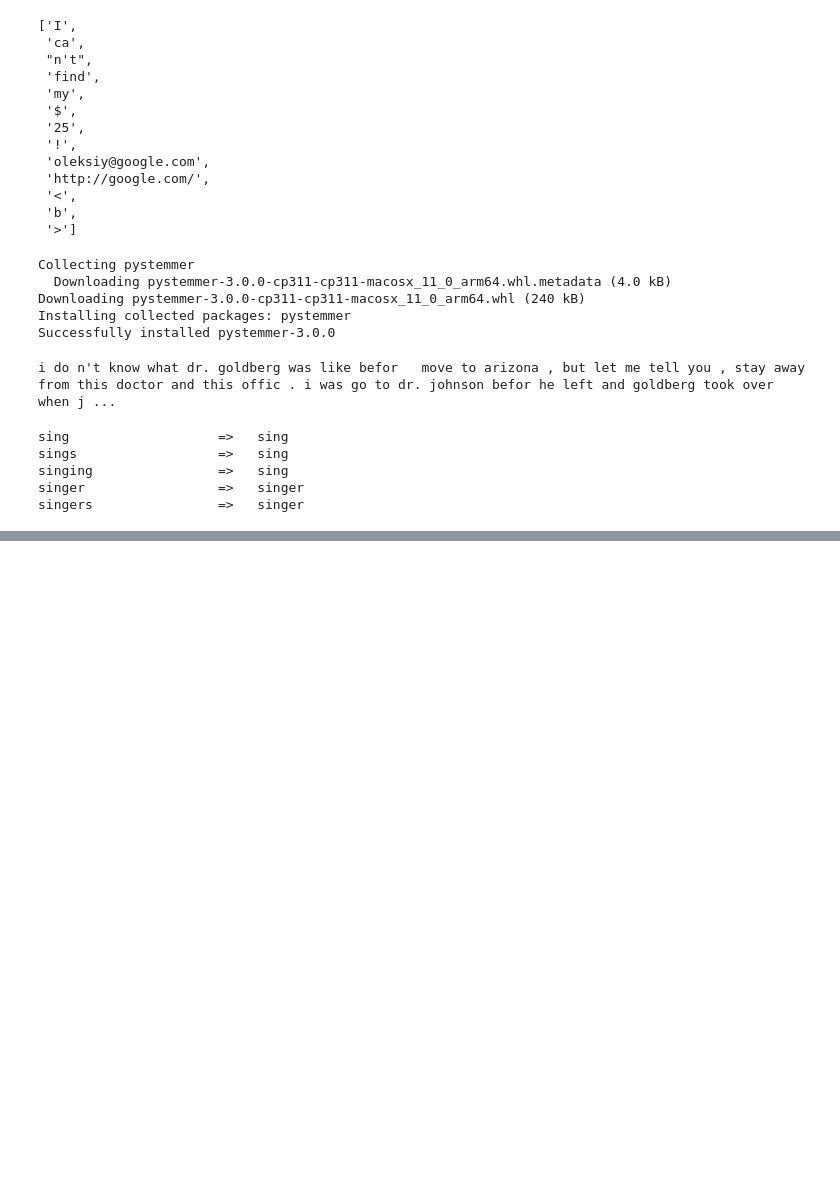
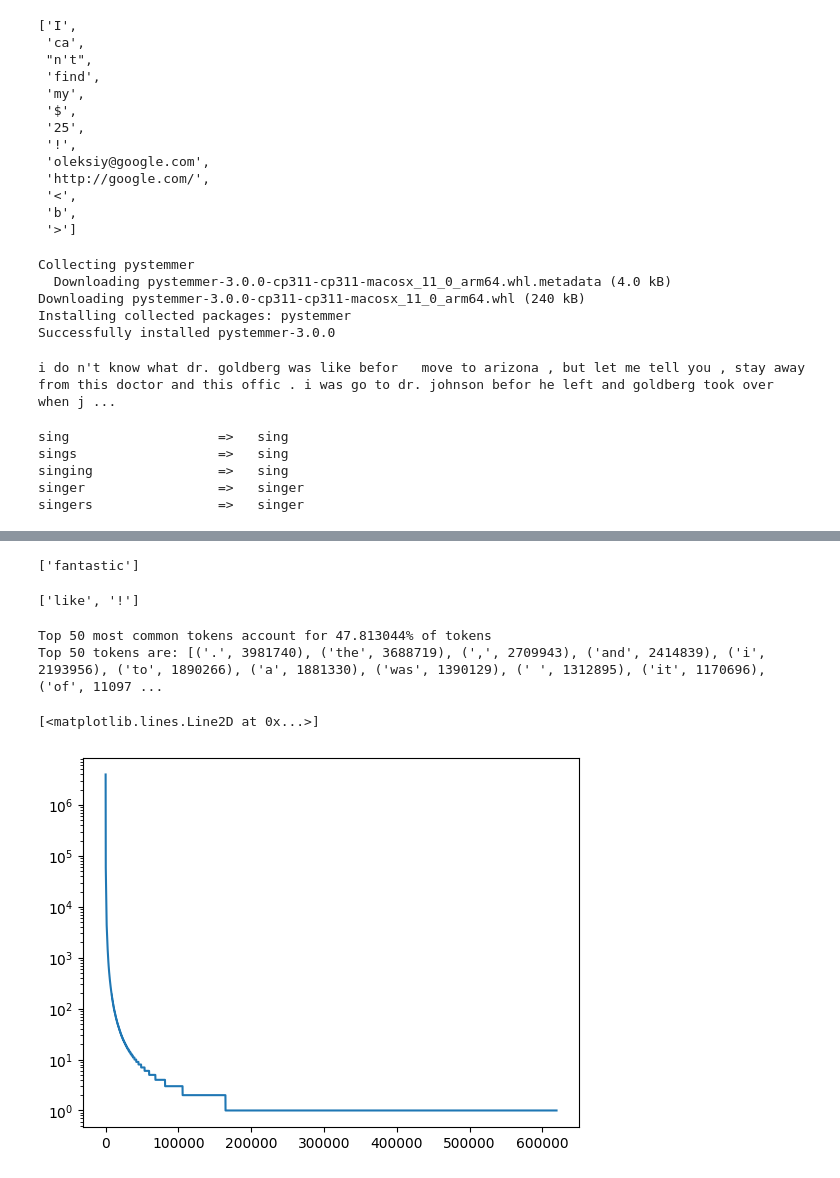
Before and after one commit to Urdzik/Colab, a Jupyter notebook: MDDL_Urdzik_CS26_Lab2.ipynb, the cells around one changed output, grey strips where cells are left out. Drawn from its saved outputs; the diff is of its cells as text; code cells hidden in the pictures; blank space fills up the shorter version.

```diff
--- a/MDDL_Urdzik_CS26_Lab2.ipynb
+++ b/MDDL_Urdzik_CS26_Lab2.ipynb
@@ -119,0 +127,49 @@ print("Stemmed  unique tokens: {:,}".format(len(set(all_tokens_stemmed))))
+# %%
+# Кастомні стоп-слова, спитав в ChatGPT які краще використати
+custom_stop_words = [
+    "the", "a", "an", "and", "in", "on", "at", "with", "for", "of", "by", "to",
+    "was", "were", "be", "been", "am", "is", "are", "as", "from", "that",
+    "this", "it", "you", "your", "we", "they", "he", "she", "my", "i", "me",
+    "our", "us", "their", "them", "just", "very", "so", "if", "when", "then"
+]
+def remove_stop_words(tokens: List[str]) -> List[str]:
+  return [token for token in tokens if token not in custom_stop_words]
+# %% [output]
+['fantastic']
+# %%
+def preprocess(text: str) -> List[str]:
+  tokens = tokenize(text)
+  tokens = stem(tokens)
+  tokens = remove_stop_words(tokens)
+  return tokens
+
+preprocess("I likes it!")
+# %% [output]
+['like', '!']
+# %%
+from collections import Counter
+import matplotlib.pyplot as plt
+
+# Корпус вже токенізовано в all_tokens та all_tokens_stemmed
+assert all_tokens
+assert all_tokens_stemmed
+
+# Злічимо усі токени
+token_counts = Counter(all_tokens_stemmed)
+
+# Подивимося на 50 найчастотніших токенів
+most_common = token_counts.most_common(50)
+
+most_common_count = sum(count for token, count in most_common)
+all_count = sum(token_counts.values())
+print(f"Top {len(most_common)} most common tokens account for {most_common_count / all_count:%} of tokens")
+print(f"Top {len(most_common)} tokens are: {most_common}")
+
+# Розподіл токенів за частотою
+plt.yscale("log")
+plt.plot(sorted(token_counts.values(), reverse=True))
+# %% [output]
+Top 50 most common tokens account for 47.813044% of tokens
+Top 50 tokens are: [('.', 3981740), ('the', 3688719), (',', 2709943), ('and', 2414839), ('i', 2193956), ('to', 1890266), ('a', 1881330), ('was', 1390129), (' ', 1312895), ('it', 1170696), ('of', 11097 ...
+[<matplotlib.lines.Line2D at 0x...>]
+[figure, added]
```
Also changed, not shown: parts of 12 cells of this notebook.
